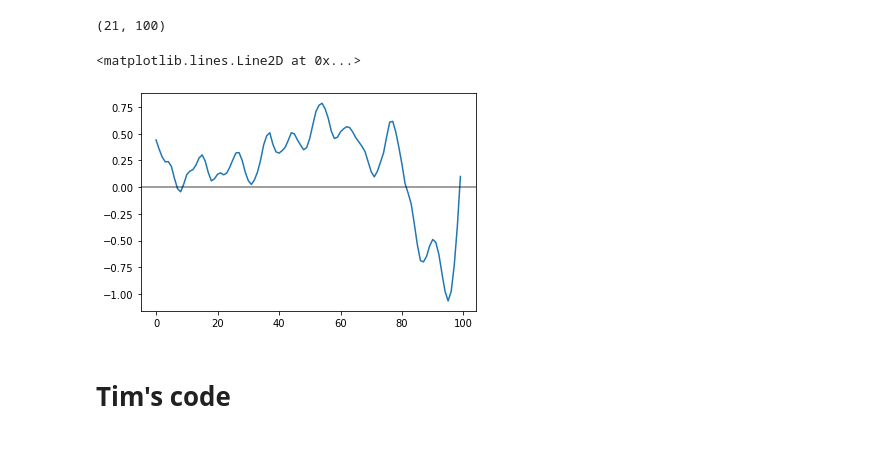
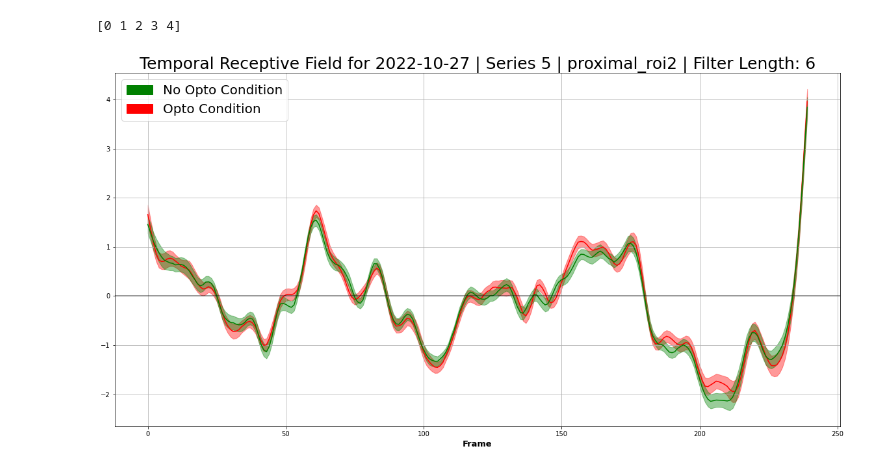
Before and after one commit to Biofall/two_photon_analysis, a Jupyter notebook: notebooks/temp_rf.py.ipynb, the cells around one changed output. Drawn from its saved outputs; the diff is of its cells as text; code cells hidden in the pictures.

Commit message:
added opto vs no opto functionality
cleaned up trf code! now has opto vs no opto

```diff
--- a/notebooks/temp_rf.py.ipynb
+++ b/notebooks/temp_rf.py.ipynb
@@ -21,16 +21,17 @@ from scipy.ndimage import gaussian_filter
 # %%
 # define recording series to analyze
-experiment_file_directory = '/Volumes/ROG2TBAK/data/bruker/20221025'
-experiment_file_name = '2022-10-25' #sys.argv[1]
-series_number = '1' #int(sys.argv[2])
-roi_set_name = 'proximal_z2' #sys.argv[3]
+experiment_file_directory = '/Volumes/ROG2TBAK/data/bruker/20221027'
+experiment_file_name = '2022-10-27' #sys.argv[1]
+series_number = '5' #int(sys.argv[2])
+roi_set_name = 'proximal_roi2' #sys.argv[3]
 
 # join path to proper format for ImagingDataObject()
 file_path = os.path.join(experiment_file_directory, experiment_file_name + '.hdf5')
 print(file_path)
 
 # create save directory
-save_directory = '/Volumes/ROG2TBAK/data/bruker/trfs' + experiment_file_name + '/'
+save_directory = '/Volumes/ROG2TBAK/data/bruker/trfs/' + experiment_file_name + '/'
+print(save_directory)
 Path(save_directory).mkdir(exist_ok=True)
 
 # create ImagingDataObject (wants a path to an hdf5 file and a series number from that file)
@@ -122,12 +166,0 @@ done
-# %%
-roi_mean_trf.shape
-# %% [output]
-(21, 100)
-# %%
-plt.plot(roi_mean_trf.mean(axis=0))
-plt.axhline(y=0, color='k', alpha=0.5)
-# %% [output]
-<matplotlib.lines.Line2D at 0x...>
-[figure, removed]
-# %% [markdown]
-# Tim's code
@@ -223,0 +167,22 @@ print('Done.')
+# %%
+# SEM Plot!
+fh, ax = plt.subplots(1,1, figsize=(20,10))
+time = np.arange(0,roi_trfs.shape[1])
+
+print(test)
+ax.plot(time, np.squeeze(yopto_mean_trf), color='r')
+ax.fill_between(time, yopto_sem_plus, yopto_sem_minus, color='r', alpha=.4)
+ax.plot(time, np.squeeze(nopto_mean_trf), color='g')
+ax.fill_between(time, nopto_sem_plus, nopto_sem_minus, color='g', alpha=.4)
+ax.axhline(y=0, color='k', alpha=0.5)
+red_patch = mpatches.Patch(color='red', label='Opto Condition')
+green_patch = mpatches.Patch(color='green', label='No Opto Condition')
+
+ax.legend(handles=[green_patch, red_patch], fontsize=20)
+ax.set_title(f'Temporal Receptive Field for {experiment_file_name} | Series {series_number} | {roi_set_name} | Filter Length: {filter_length}', fontsize=25)
+ax.set_xlabel('Frame', fontweight ='bold', fontsize=13)
+ax.grid(True)
+fh.savefig(save_directory+'TemporalReceptiveField.'+str(experiment_file_name)+'.'+str(series_number)+'.'+str(roi_set_name)+'.FilterLength'+str(filter_length)+'.pdf', dpi=300)
+# %% [output]
+[0 1 2 3 4]
+[figure, added]
```
Also changed, not shown: parts of 11 cells of this notebook.
